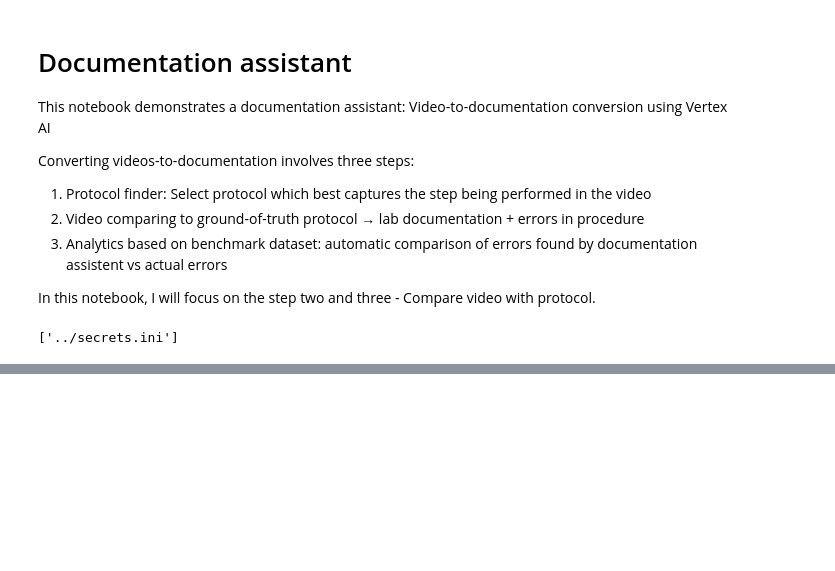
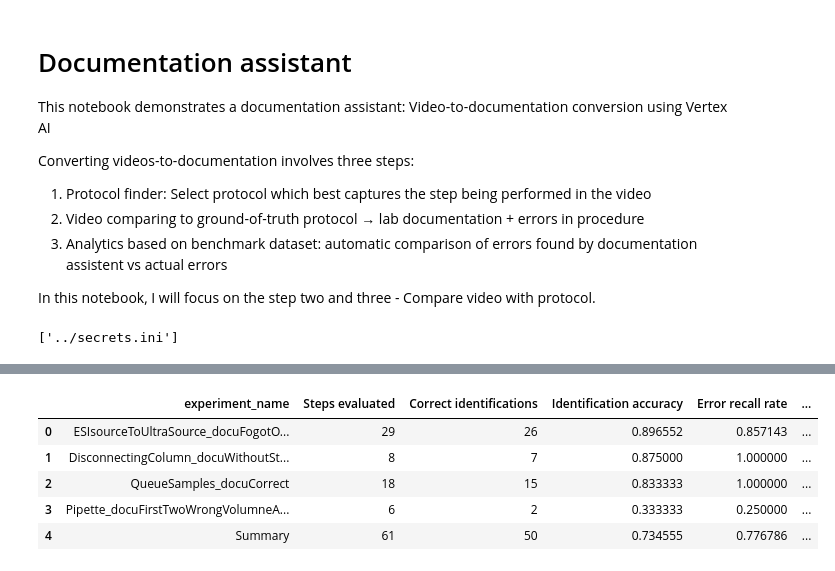
Before and after one commit to MannLabs/proteomics_lab_agent, a Jupyter notebook: nbs/2_videoToDocumentation_CompareVideoWithProtocol.ipynb, the cells around one changed output, grey strips where cells are left out. Saved outputs shown, nothing was run; the diff lists cells and outputs as text; code cells hidden in the pictures; blank space fills up the shorter version.

Commit message:
Added retry after delay to evaluation strategy and added summary statistics

```diff
--- a/nbs/2_videoToDocumentation_CompareVideoWithProtocol.ipynb
+++ b/nbs/2_videoToDocumentation_CompareVideoWithProtocol.ipynb
@@ -152,7 +152,8 @@ def prepare_all_inputs(
     """
 
     video_uri = video_to_protocol.upload_video_to_gcs(lab_video_path, bucket, prefix)
-    protocol_video_input = [Part.from_uri(video_uri, mime_type="video/mp4")]
+    file_extension = os.path.splitext(video_uri)[1].lower()[1:]
+    protocol_video_input = [Part.from_uri(video_uri, mime_type=f"video/{file_extension}")]
 
     uri = video_to_protocol.upload_video_to_gcs(protocol_path, bucket, prefix)
     protocol_input = [Part.from_uri(uri, mime_type="text/md")]
@@ -782,0 +1032,56 @@ The AI documentation demonstrates a good understanding of the required format an
+# %%
+def flatten_dict(nested_dict, prefix=''):
+    flattened = {}
+    for key, value in nested_dict.items():
+        if isinstance(value, dict):
+            flattened.update(flatten_dict(value, f"{prefix}{key}_"))
+        else:
+            flattened[f"{prefix}{key}"] = value
+    return flattened
+
+flattened_data = [flatten_dict(data) for data in results_collection.values()]
+df = pd.DataFrame(flattened_data)
+df_subset = df[['inputs_experiment_name',
+    'outputs_metrics_Error Identification Statistics_Total steps evaluated',
+       'outputs_metrics_Error Identification Statistics_Total correct identifications',
+       'outputs_metrics_Error Identification Statistics_Overall identification accuracy',
+       'outputs_metrics_Error Identification Statistics_Error recall rate',
+       'outputs_metrics_Error Identification Statistics_False positive count',
+       'outputs_metrics_Error Identification Statistics_False negative count',
+       'outputs_metrics_Error Classification Statistics_Total errors analyzed',
+       'outputs_metrics_Error Classification Statistics_Correctly classified errors',
+       'outputs_metrics_Error Classification Statistics_Classification accuracy']]
+
+# Create a list of new column names
+new_columns = ['experiment_name', 'Steps evaluated',
+       'Correct identifications', 'Identification accuracy',
+       'Error recall rate', 'False positive count', 'False negative count',
+       'Errors analyzed', 'Correctly classified errors',
+       'Classification accuracy']
+
+# Rename by setting the columns attribute
+df_subset.columns = new_columns
+
+summary_stats = pd.Series({
+    'experiment_name': 'Summary',
+    'Steps evaluated': df_subset['Steps evaluated'].sum(),
+    'Correct identifications': df_subset['Correct identifications'].sum(),
+    'Identification accuracy': df_subset['Identification accuracy'].mean(),
+    'Error recall rate': df_subset['Error recall rate'].mean(),
+    'False positive count': df_subset['False positive count'].sum(),
+    'False negative count': df_subset['False negative count'].sum(),
+    'Errors analyzed': df_subset['Errors analyzed'].sum(),
+    'Correctly classified errors': df_subset['Correctly classified errors'].sum(),
+    'Classification accuracy': df_subset['Classification accuracy'].mean()
+})
+
+# Add the totals row
+df_with_summary_stats = pd.concat([df_subset, pd.DataFrame([summary_stats])], ignore_index=True)
+df_with_summary_stats
+# %% [output]
+|  | experiment_name | Steps evaluated | Correct identifications | Identification accuracy | Error recall rate | ... |
+| 0 | ESIsourceToUltraSource_docuFogotO... | 29 | 26 | 0.896552 | 0.857143 | ... |
+| 1 | DisconnectingColumn_docuWithoutSt... | 8 | 7 | 0.875000 | 1.000000 | ... |
+| 2 | QueueSamples_docuCorrect | 18 | 15 | 0.833333 | 1.000000 | ... |
+| 3 | Pipette_docuFirstTwoWrongVolumneA... | 6 | 2 | 0.333333 | 0.250000 | ... |
+| 4 | Summary | 61 | 50 | 0.734555 | 0.776786 | ... |
```
Also changed, not shown: parts of 10 cells of this notebook.
